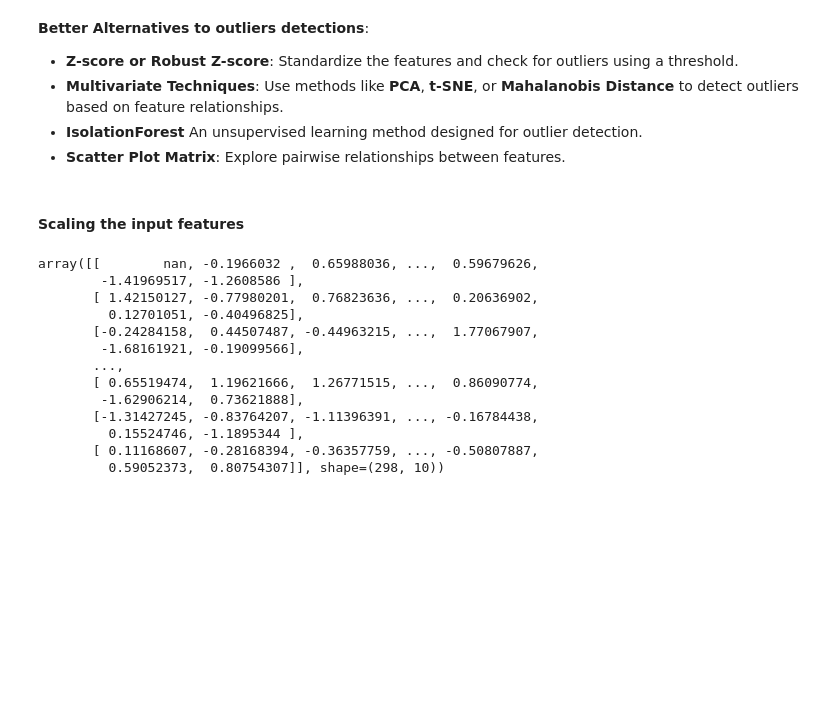
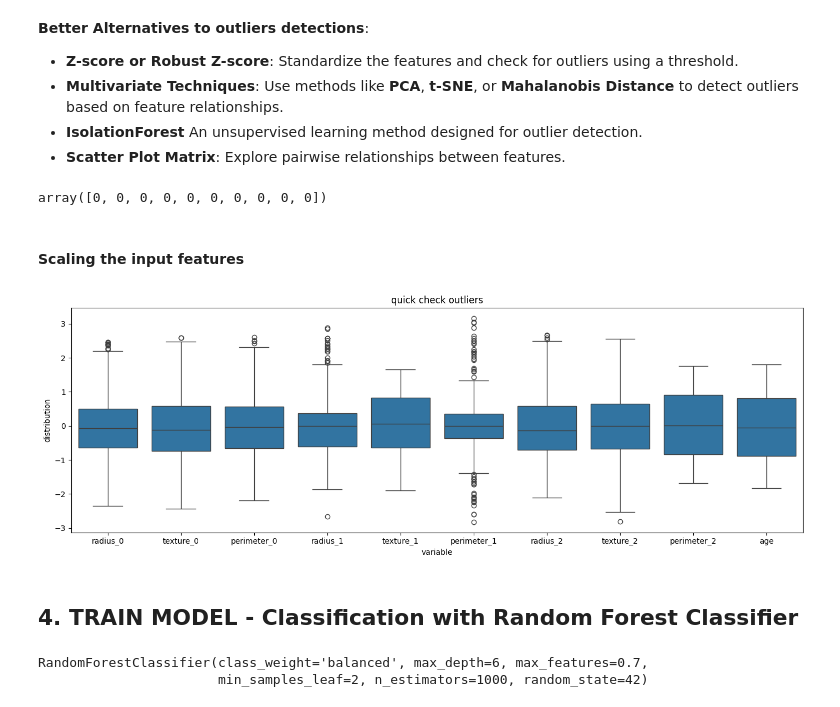
Before and after one commit to larrydinh/DataMining, a Jupyter notebook: Exercise_6_ClassificationPipeline_RDF.ipynb, the cells around one changed output. Saved outputs shown, nothing was run; the diff lists cells and outputs as text; code cells hidden in the pictures; blank space fills up the shorter version.

Commit message:
Random Forest algorithm with classification_report and Confusion matrix for validation

```diff
--- a/Exercise_6_ClassificationPipeline_RDF.ipynb
+++ b/Exercise_6_ClassificationPipeline_RDF.ipynb
@@ -348,6 +362,10 @@ else:
 # apply on both train and test
 X_train = imp.transform(X_train)
 X_test = imp.transform(X_test)
+# %%
+np.isnan(X_test).sum(axis=0)
+# %% [output]
+array([0, 0, 0, 0, 0, 0, 0, 0, 0, 0])
 # %% [markdown]
 #### Scaling the input features
 # %%
@@ -375,19 +393,26 @@ scaler.fit(X_train)
 
 X_train = scaler.transform(X_train)
 X_test = scaler.transform(X_test)
-# %%
-X_train
-# %% [output]
-array([[        nan, -0.1966032 ,  0.65988036, ...,  0.59679626,
-        -1.41969517, -1.2608586 ],
-       [ 1.42150127, -0.77980201,  0.76823636, ...,  0.20636902,
-         0.12701051, -0.40496825],
-       [-0.24284158,  0.44507487, -0.44963215, ...,  1.77067907,
-        -1.68161921, -0.19099566],
-       ...,
-       [ 0.65519474,  1.19621666,  1.26771515, ...,  0.86090774,
-        -1.62906214,  0.73621888],
-       [-1.31427245, -0.83764207, -1.11396391, ..., -0.16784438,
-         0.15524746, -1.1895344 ],
-       [ 0.11168607, -0.28168394, -0.36357759, ..., -0.50807887,
-         0.59052373,  0.80754307]], shape=(298, 10))
+# %%
+#convert back to dataframe
+X_train = pd.DataFrame(columns = X_cols,data = X_train)
+X_test = pd.DataFrame(data = X_test, columns= X_cols)
+# %%
+#plot outlier using same scale
+fig = plt.figure(1, figsize=(14, 5))
+# Melt the DataFrame for boxplotting
+melted = pd.melt(X_train[X_cols])
+melted
+
+ax = sns.boxplot(x="variable", y ="value", data = melted)
+
+ax.set_title("quick check outliers")
+ax.set_ylabel(ylabel='distribution')
+ax.spines['right'].set_visible(True)
+ax.spines['top'].set_visible(True)
+fig.tight_layout()
+plt.show()
+# %% [output]
+[figure, added]
+# %% [markdown]
+## 4. TRAIN MODEL -  Classification with Random Forest Classifier
@@ -393,0 +447,6 @@ array([[        nan, -0.1966032 ,  0.65988036, ...,  0.59679626,
+# %%
+#Fit and train model
+clf.fit(X_train, y_train)
+# %% [output]
+RandomForestClassifier(class_weight='balanced', max_depth=6, max_features=0.7,
+                       min_samples_leaf=2, n_estimators=1000, random_state=42)
```
Also changed, not shown: parts of 15 cells of this notebook.
